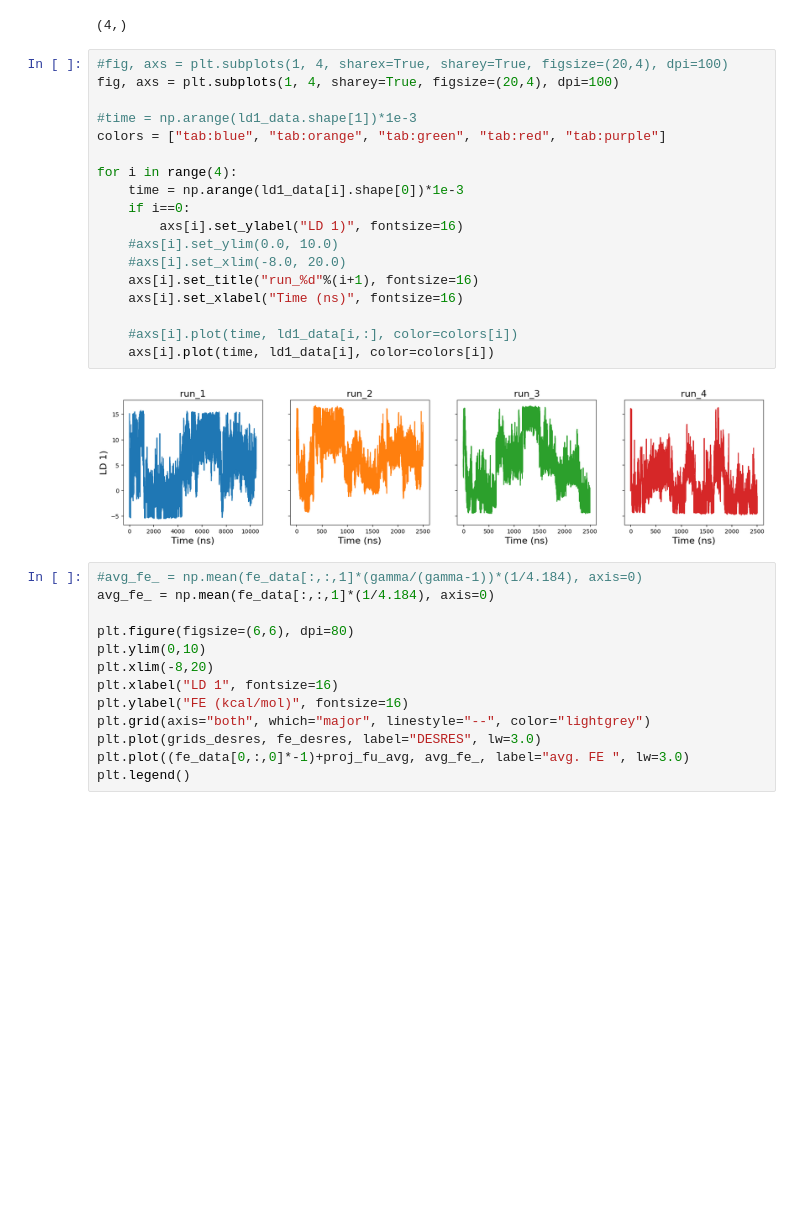
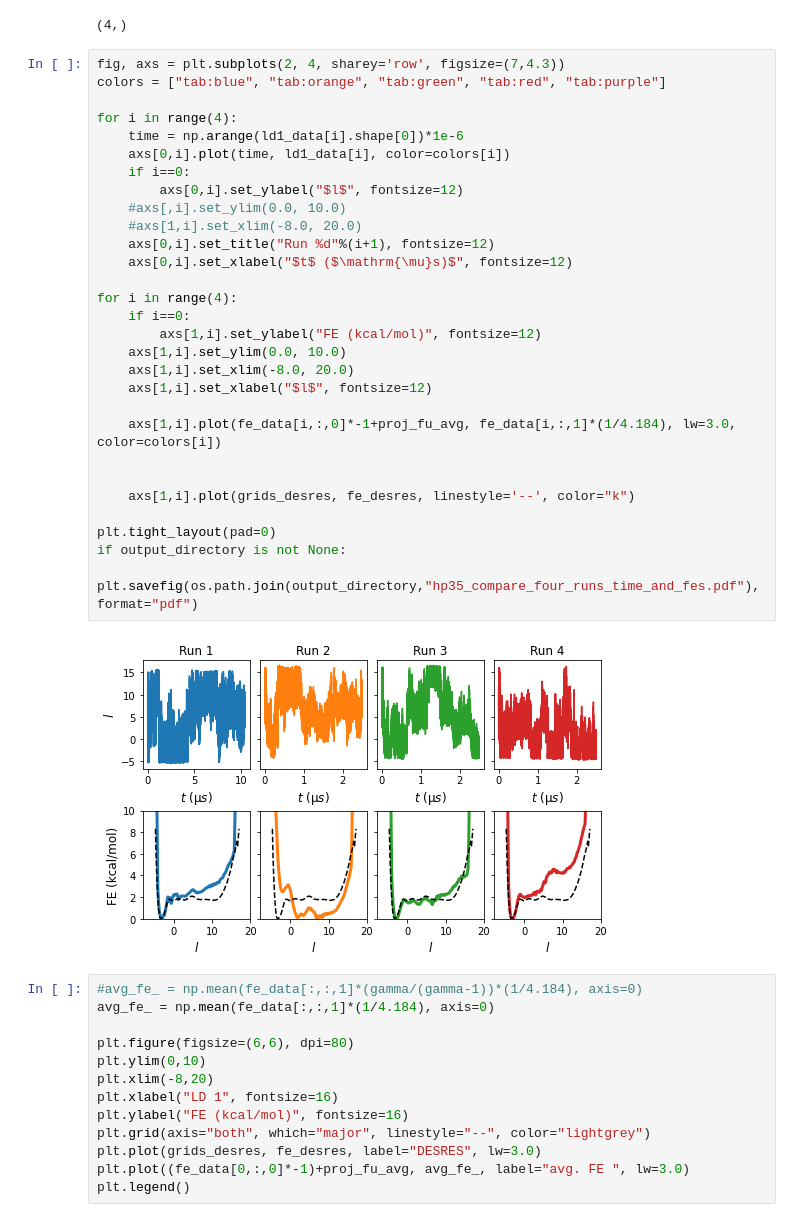
Before and after one commit to SasmalSubarna/posLDA_paper_2023, a Jupyter notebook: HP35/notebooks/figures_for_paper_updated_3.ipynb, the cells around one changed output. Cells and saved outputs as stored; diff of their text form; blank space fills up the shorter version.

Commit message:
add time trace to replicate fes comparison

```diff
--- a/HP35/notebooks/figures_for_paper_updated_3.ipynb
+++ b/HP35/notebooks/figures_for_paper_updated_3.ipynb
@@ -1479,25 +1479,36 @@ print(ld1_data.shape)
 # %% [output]
 (4,)
 # %%
-#fig, axs = plt.subplots(1, 4, sharex=True, sharey=True, figsize=(20,4), dpi=100)
-fig, axs = plt.subplots(1, 4, sharey=True, figsize=(20,4), dpi=100)
-
-#time = np.arange(ld1_data.shape[1])*1e-3
+fig, axs = plt.subplots(2, 4, sharey='row', figsize=(7,4.3))
 colors = ["tab:blue", "tab:orange", "tab:green", "tab:red", "tab:purple"]
 
 for i in range(4):
-    time = np.arange(ld1_data[i].shape[0])*1e-3
+    time = np.arange(ld1_data[i].shape[0])*1e-6
+    axs[0,i].plot(time, ld1_data[i], color=colors[i])
     if i==0:
-        axs[i].set_ylabel("LD 1)", fontsize=16)
-    #axs[i].set_ylim(0.0, 10.0)
-    #axs[i].set_xlim(-8.0, 20.0)
-    axs[i].set_title("run_%d"%(i+1), fontsize=16)
-    axs[i].set_xlabel("Time (ns)", fontsize=16)
+        axs[0,i].set_ylabel("$l$", fontsize=12)
+    #axs[,i].set_ylim(0.0, 10.0)
+    #axs[1,i].set_xlim(-8.0, 20.0)
+    axs[0,i].set_title("Run %d"%(i+1), fontsize=12)
+    axs[0,i].set_xlabel("$t$ ($\mathrm{\mu}s)$", fontsize=12)
 
-    #axs[i].plot(time, ld1_data[i,:], color=colors[i])
-    axs[i].plot(time, ld1_data[i], color=colors[i])
+for i in range(4):
+    if i==0:
+        axs[1,i].set_ylabel("FE (kcal/mol)", fontsize=12)
+    axs[1,i].set_ylim(0.0, 10.0)
+    axs[1,i].set_xlim(-8.0, 20.0)
+    axs[1,i].set_xlabel("$l$", fontsize=12)
+
+    axs[1,i].plot(fe_data[i,:,0]*-1+proj_fu_avg, fe_data[i,:,1]*(1/4.184), lw=3.0, color=colors[i])
+
+
+    axs[1,i].plot(grids_desres, fe_desres, linestyle='--', color="k")
+
+plt.tight_layout(pad=0)
+if output_directory is not None:
+    plt.savefig(os.path.join(output_directory,"hp35_compare_four_runs_time_and_fes.pdf"), format="pdf")
 # %% [output]
-[figure, old version]
+[figure, new version]
 # %%
 #avg_fe_ = np.mean(fe_data[:,:,1]*(gamma/(gamma-1))*(1/4.184), axis=0)
 avg_fe_ = np.mean(fe_data[:,:,1]*(1/4.184), axis=0)
```
Also changed, not shown: 3 other files.
